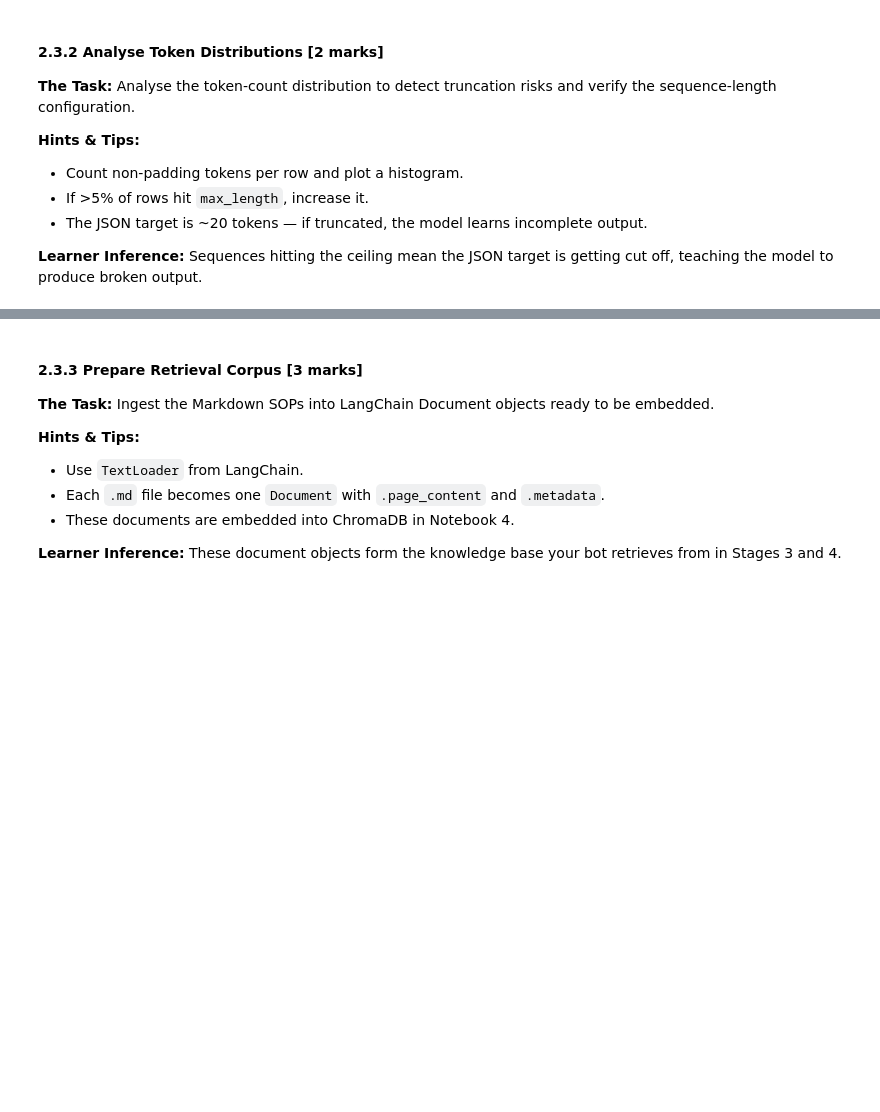
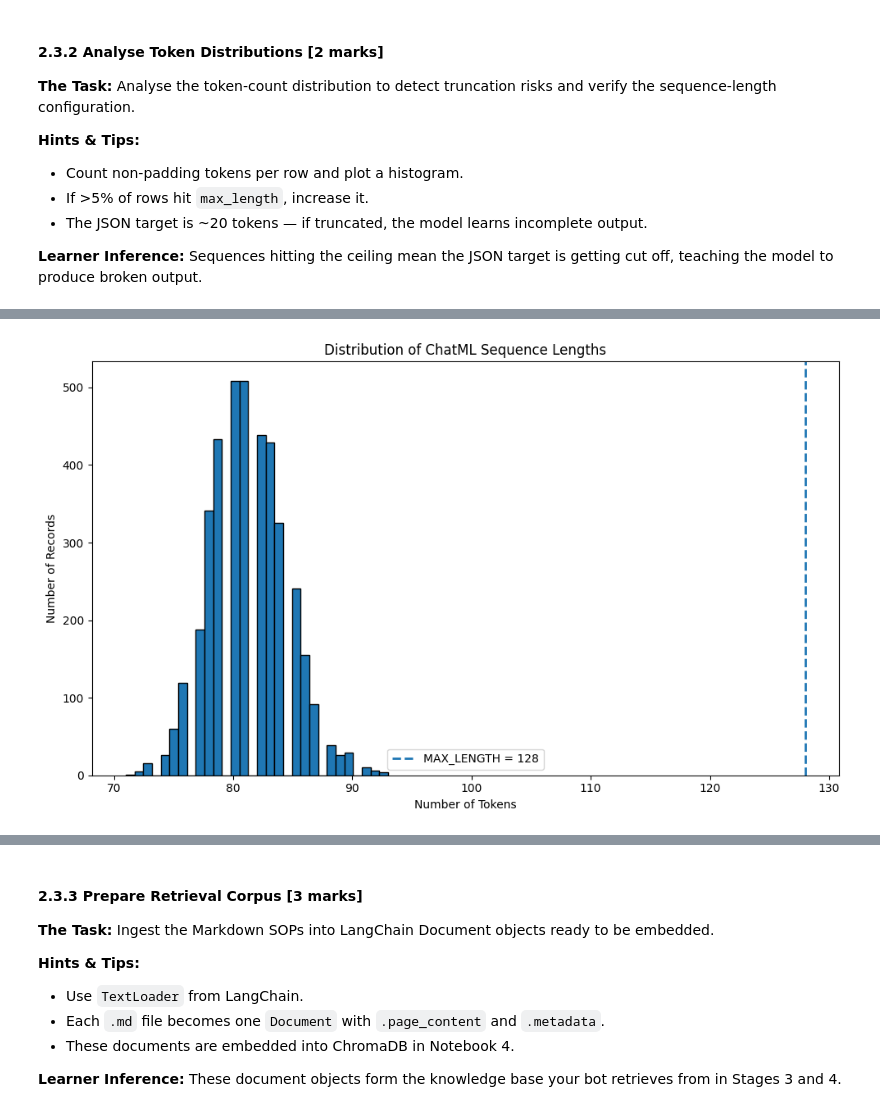
Before and after one commit to akul-bharadwaj/Hybrid-RAG-Customer-Support, a Jupyter notebook: Data_Preparation.ipynb, the cells around one changed output, grey strips where cells are left out. Cells and saved outputs as stored; diff of their text form; code cells hidden in the pictures; blank space fills up the shorter version.

```diff
--- a/Data_Preparation.ipynb
+++ b/Data_Preparation.ipynb
@@ -70,0 +354,21 @@
+# %%
+import json
+import pandas as pd
+from transformers import AutoTokenizer
+from IPython.display import display
+
+# Keep this model ID unchanged in all later notebooks
+MODEL_ID = "Qwen/Qwen2.5-1.5B-Instruct"
+
+# Download and configure the tokenizer
+tokenizer = AutoTokenizer.from_pretrained(
+    MODEL_ID,
+    use_fast=True
+)
+
+SYSTEM_PROMPT = (
+    "You are a customer-support intent classification assistant. "
+    "Return only a valid JSON object containing exactly two keys: "
+    "'intent' and 'category'. Do not include explanations, Markdown, "
+    "code fences, or any text outside the JSON object."
+)
@@ -110,0 +974,25 @@
+# %%
+# Plot the original token-count distribution
+plt.figure(figsize=(10, 6))
+
+plt.hist(
+    raw_token_counts,
+    bins=30,
+    edgecolor="black"
+)
+
+plt.axvline(
+    MAX_LENGTH,
+    linestyle="--",
+    linewidth=2,
+    label=f"MAX_LENGTH = {MAX_LENGTH}"
+)
+
+plt.title("Distribution of ChatML Sequence Lengths")
+plt.xlabel("Number of Tokens")
+plt.ylabel("Number of Records")
+plt.legend()
+plt.tight_layout()
+plt.show()
+# %% [output]
+[figure, added]
```
Also changed, not shown: parts of 37 cells of this notebook.
